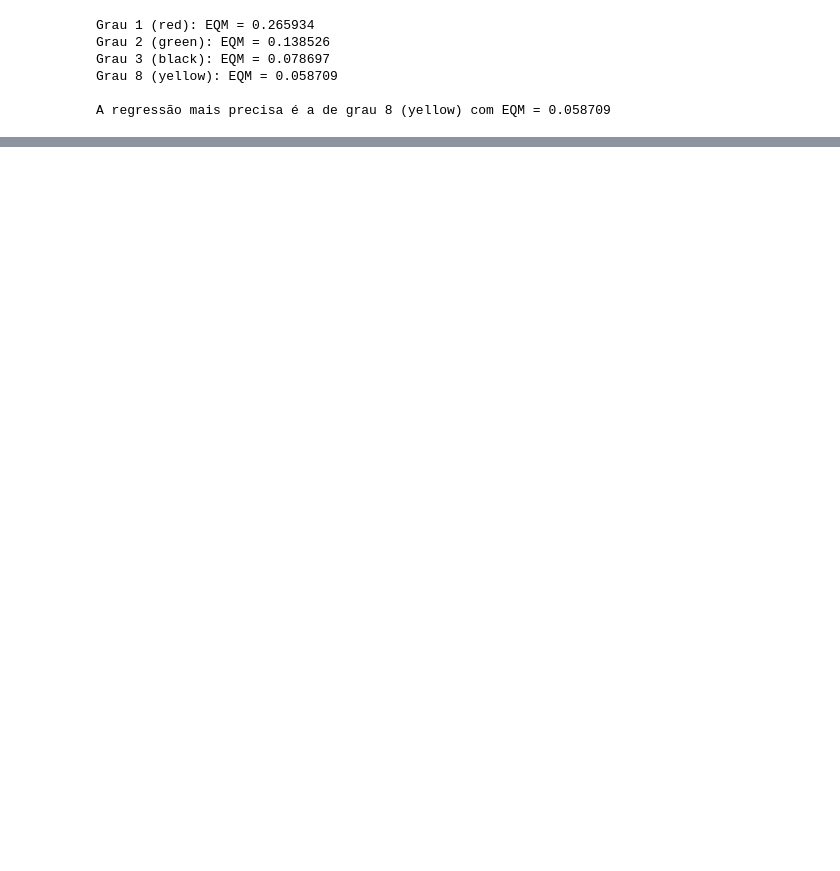
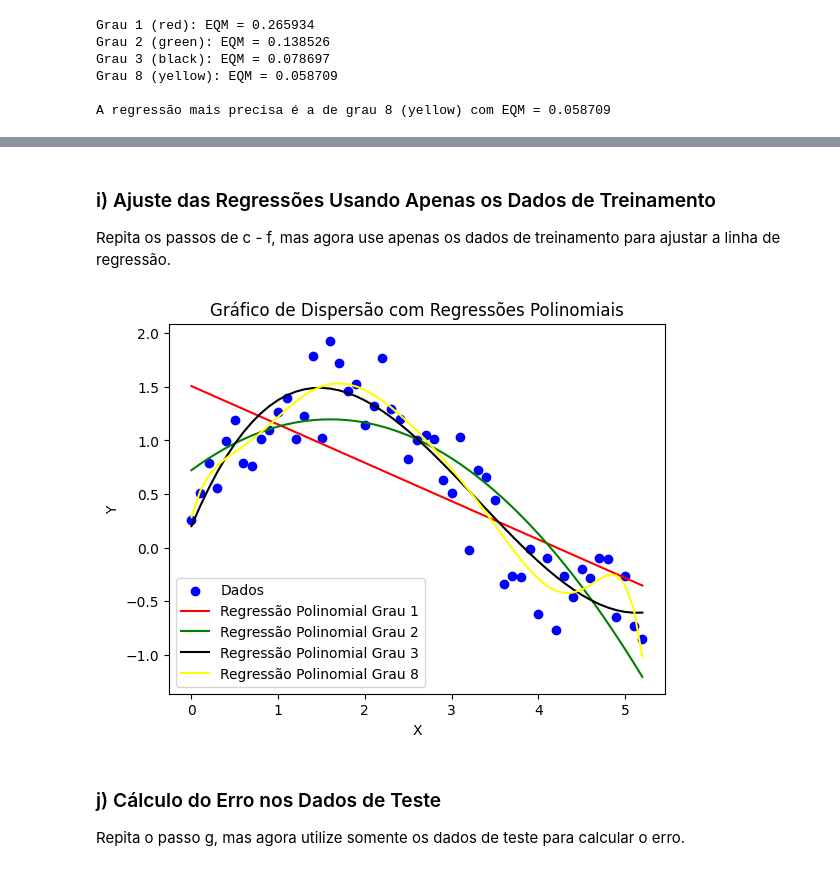
Before and after one commit to EduardoZirbell/Analise_Regressao_Linear_Polinomial-IA_Aplicada, a Jupyter notebook: Fase3/fase3.ipynb, the cells around one changed output, grey strips where cells are left out. Drawn from its saved outputs; the diff is of its cells as text; code cells hidden in the pictures; blank space fills up the shorter version.

```diff
--- a/Fase3/fase3.ipynb
+++ b/Fase3/fase3.ipynb
@@ -34,5 +47,4 @@ c) Use a função polyfit para gerar a linha de regressão para N = 1 e trace-o
 # %%
-num_polinomios = 1
 def getBeta(x, y, N=1):
     beta = np.polyfit(x.flatten(), y.flatten(), N)
     return beta
@@ -50,14 +62,14 @@ def plot_grafico_dispersao(x, y, regressao = [], regressao_dict={}):
         for grau, (r, cor) in regressao_dict.items():
             plt.plot(x, r, color=cor, label=f"Regressão Polinomial Grau {grau}")
     else:
-        plt.plot(x, regressao, color="red", label=f"Regressão Polinomial Grau {num_polinomios}")
+        plt.plot(x, regressao, color="red", label=f"Regressão Polinomial Grau {1}")
     plt.xlabel("X")
     plt.ylabel("Y")
     plt.title("Gráfico de Dispersão com Regressões Polinomiais")
     plt.legend()
     plt.show()
 
-beta = getBeta(X, Y, num_polinomios)
+beta = getBeta(X, Y, 1)
 
 regressao = regressao_polinomial(X, beta)
 
@@ -171,0 +198,19 @@ plot_grafico_aleatorio(X_treino,Y_treino,X_teste,Y_teste)
+# %% [markdown]
+### i) Ajuste das Regressões Usando Apenas os Dados de Treinamento
+
+Repita os passos de c - f, mas agora use apenas os dados de treinamento para ajustar a linha de regressão.
+# %%
+regressoes_treino = {
+    1: (regressao_polinomial(X, getBeta(X_treino, Y_treino, 1)), "red"),
+    2: (regressao_polinomial(X, getBeta(X_treino, Y_treino, 2)), "green"),
+    3: (regressao_polinomial(X, getBeta(X_treino, Y_treino, 3)), "black"),
+    8: (regressao_polinomial(X, getBeta(X_treino, Y_treino, 8)), "yellow"),
+}
+
+plot_grafico_dispersao(X, Y, [], regressoes_treino)
+# %% [output]
+[figure, added]
+# %% [markdown]
+### j) Cálculo do Erro nos Dados de Teste
+
+Repita o passo g, mas agora utilize somente os dados de teste para calcular o erro.
```
Also changed, not shown: parts of 16 cells of this notebook.
